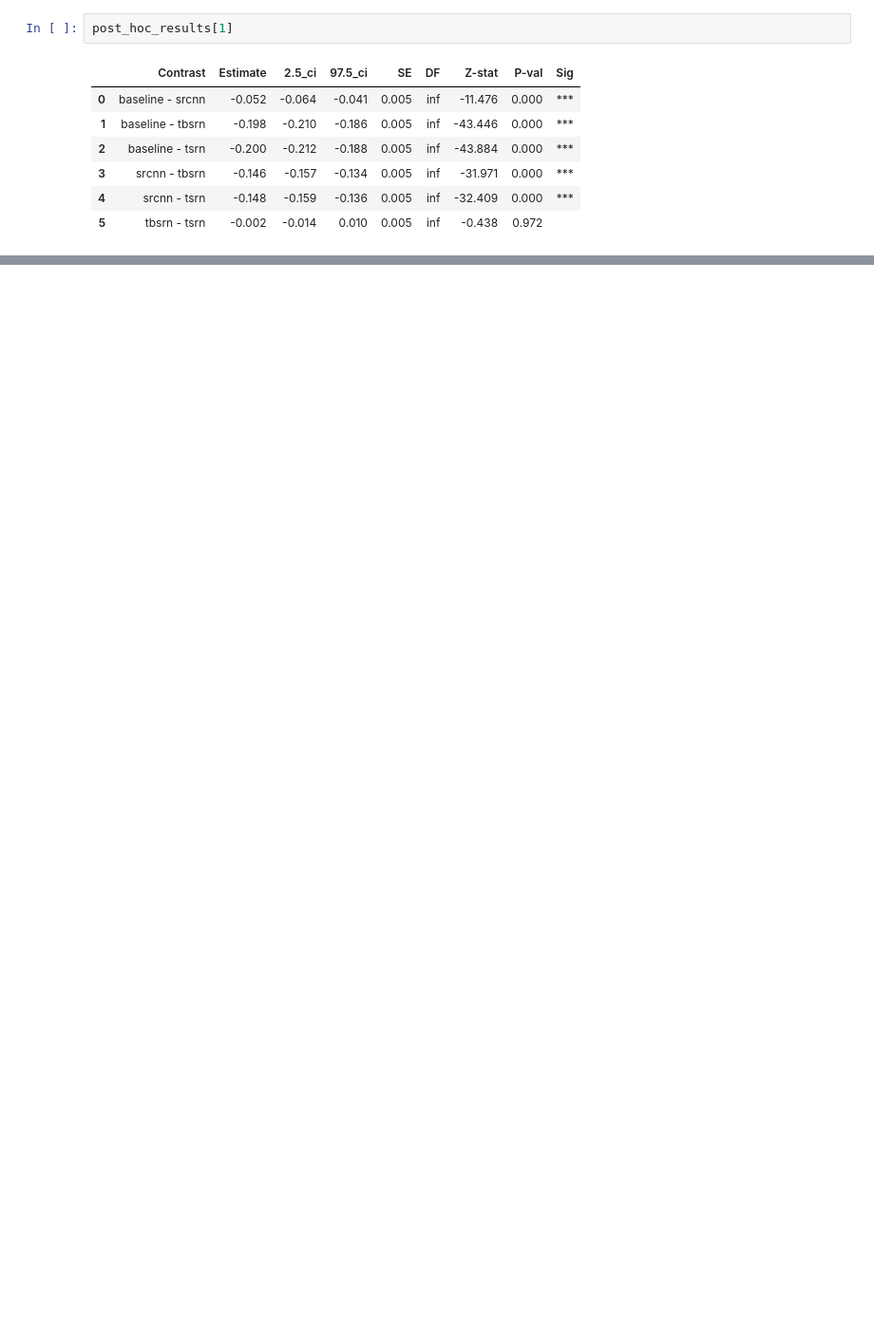
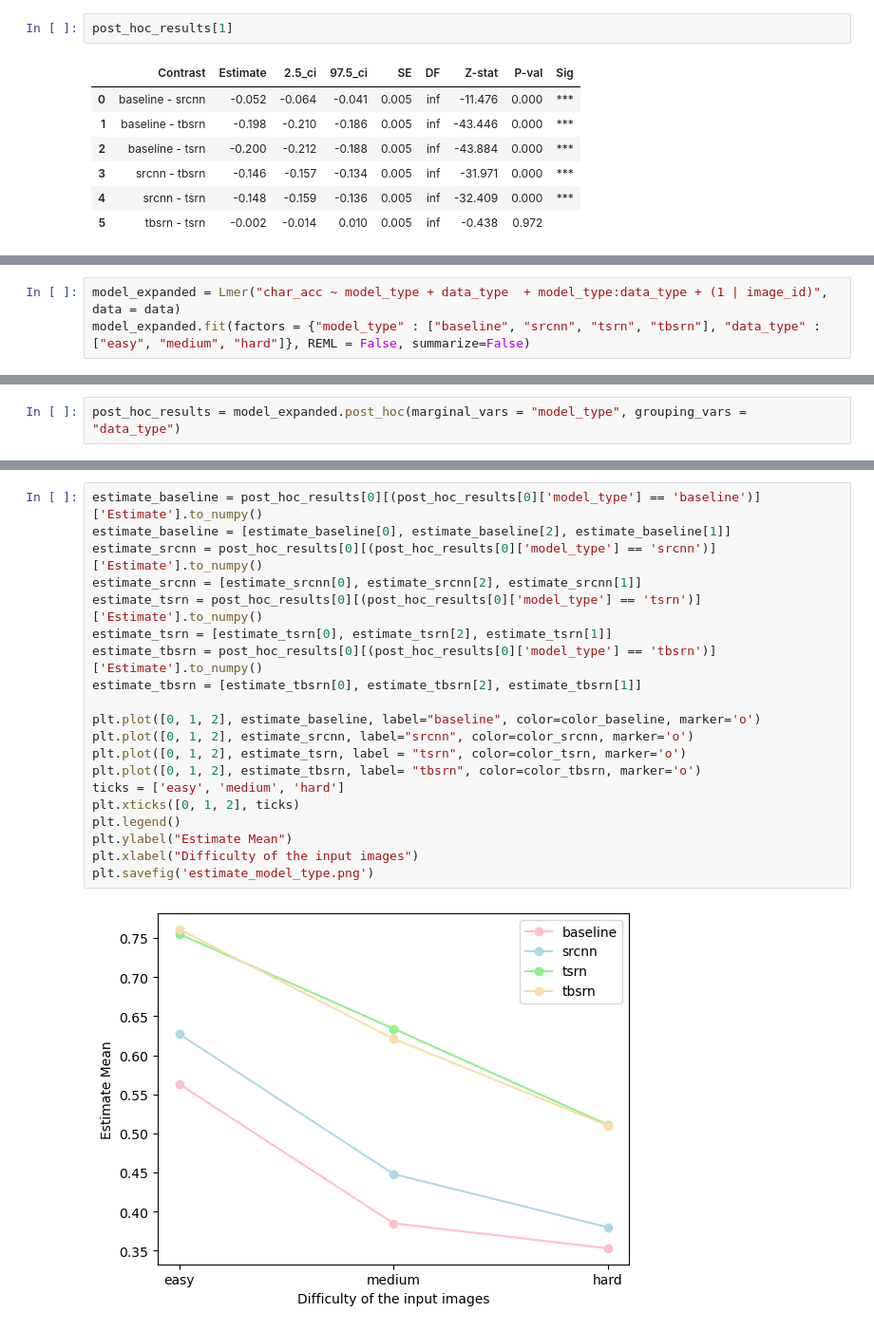
Before and after one commit to anhtu-phan/ocr-significance-testing, a Jupyter notebook: statistical_significant_testing.ipynb, the cells around one changed output, grey strips where cells are left out. Shown: that part at 95% size. Saved outputs shown, nothing was run; the diff lists cells and outputs as text; blank space fills up the shorter version.

Commit message:
add condition on data properties

```diff
--- a/statistical_significant_testing.ipynb
+++ b/statistical_significant_testing.ipynb
@@ -149,0 +118,3 @@ print(post_hoc_results[1].to_latex(index=False))
+# %%
+model_expanded = Lmer("char_acc ~ model_type + data_type  + model_type:data_type + (1 | image_id)", data = data)
+model_expanded.fit(factors = {"model_type" : ["baseline", "srcnn", "tsrn", "tbsrn"], "data_type" : ["easy", "medium", "hard"]}, REML = False, summarize=False)
@@ -149,0 +128,2 @@ print(post_hoc_results[1].to_latex(index=False))
+# %%
+post_hoc_results = model_expanded.post_hoc(marginal_vars = "model_type", grouping_vars = "data_type")
@@ -149,0 +148,22 @@ print(post_hoc_results[1].to_latex(index=False))
+# %%
+estimate_baseline = post_hoc_results[0][(post_hoc_results[0]['model_type'] == 'baseline')]['Estimate'].to_numpy()
+estimate_baseline = [estimate_baseline[0], estimate_baseline[2], estimate_baseline[1]]
+estimate_srcnn = post_hoc_results[0][(post_hoc_results[0]['model_type'] == 'srcnn')]['Estimate'].to_numpy()
+estimate_srcnn = [estimate_srcnn[0], estimate_srcnn[2], estimate_srcnn[1]]
+estimate_tsrn = post_hoc_results[0][(post_hoc_results[0]['model_type'] == 'tsrn')]['Estimate'].to_numpy()
+estimate_tsrn = [estimate_tsrn[0], estimate_tsrn[2], estimate_tsrn[1]]
+estimate_tbsrn = post_hoc_results[0][(post_hoc_results[0]['model_type'] == 'tbsrn')]['Estimate'].to_numpy()
+estimate_tbsrn = [estimate_tbsrn[0], estimate_tbsrn[2], estimate_tbsrn[1]]
+
+plt.plot([0, 1, 2], estimate_baseline, label="baseline", color=color_baseline, marker='o')
+plt.plot([0, 1, 2], estimate_srcnn, label="srcnn", color=color_srcnn, marker='o')
+plt.plot([0, 1, 2], estimate_tsrn, label = "tsrn", color=color_tsrn, marker='o')
+plt.plot([0, 1, 2], estimate_tbsrn, label= "tbsrn", color=color_tbsrn, marker='o')
+ticks = ['easy', 'medium', 'hard']
+plt.xticks([0, 1, 2], ticks)
+plt.legend()
+plt.ylabel("Estimate Mean")
+plt.xlabel("Difficulty of the input images")
+plt.savefig('estimate_model_type.png')
+# %% [output]
+[figure, added]
```
Also changed, not shown: parts of 13 cells of this notebook.
